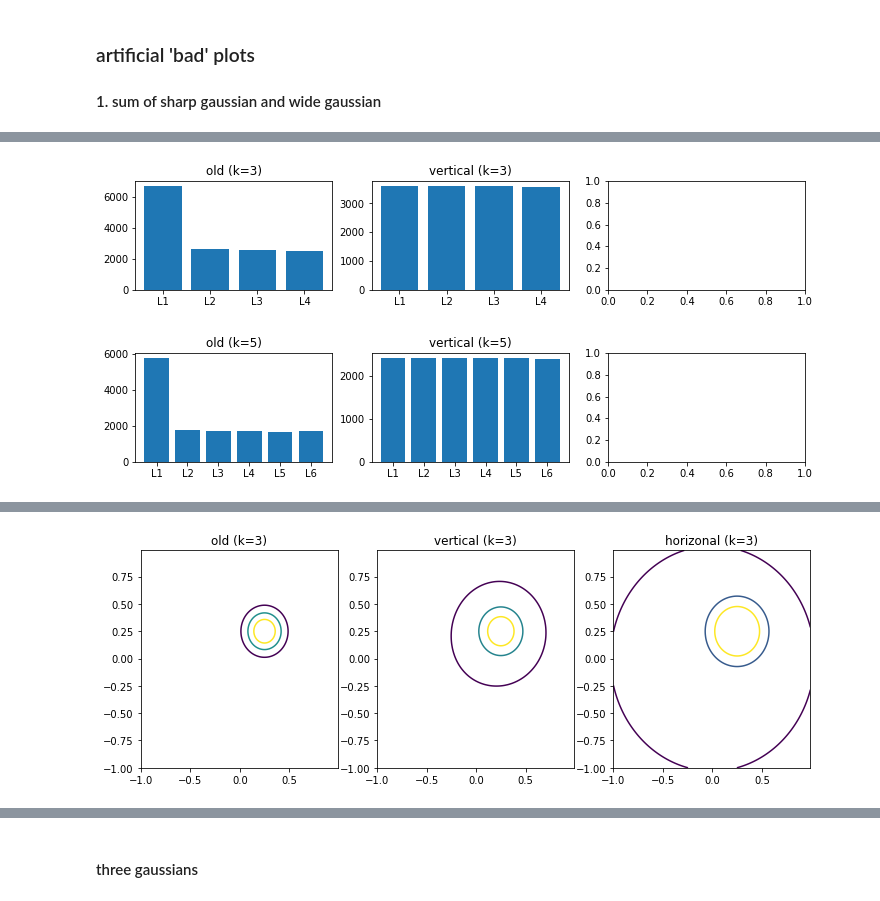
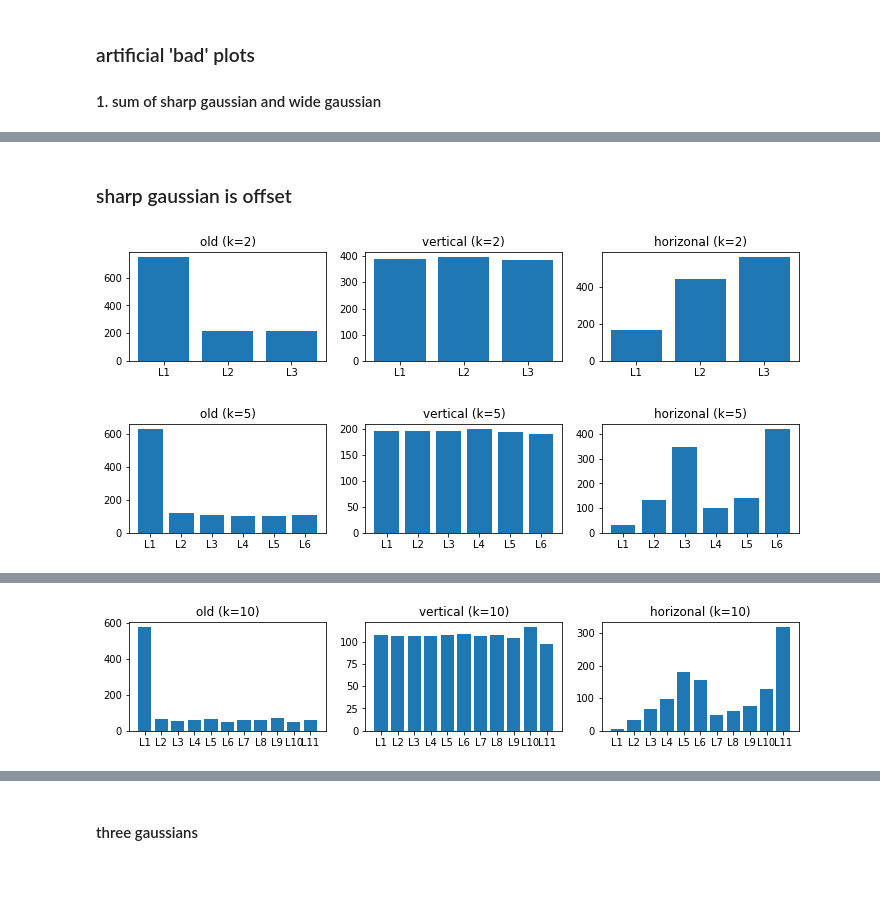
Before and after one commit to nandaloo/iso_value_selection, a Jupyter notebook: proof of concept.ipynb, the cells around one changed output, grey strips where cells are left out. Cells and saved outputs as stored; diff of their text form; code cells hidden in the pictures; blank space fills up the shorter version.

```diff
--- a/proof of concept.ipynb
+++ b/proof of concept.ipynb
@@ -479,0 +217,4 @@ plot_combined(gm3['x'], gm3['y'], gm3['pdf'], k=[2,5,7,10])
+# %%
+gindex =  utils.normalize_to_indexes(low=[-2, -2], high=[2, 2], n=100)
+p1 = examples.support_gaussian_2d(indexes=gindex, sigma=[[1.0, 0], [0, 1]])
+p2 = examples.support_gaussian_2d(indexes=gindex, sigma=[[0.005, 0], [0, 0.005]])
@@ -480,8 +242,8 @@ plot_combined(gm3['x'], gm3['y'], gm3['pdf'], k=[2,5,7,10])
+# %% [markdown]
+### sharp gaussian is offset
 # %%
-gm1 = gaussian_support(sigma=[[1, 0], [0, 1]])
-gm2 = gaussian_support(mu=[0.25,0.25], sigma=[[0.02, 0], [0, 0.02]])
-gm3p = gm1['pdf'] + gm2['pdf']
-plot_combined(gm1['x'], gm1['y'], gm3p, k=[3,5,10])
+p3 = examples.support_gaussian_2d(indexes=gindex, mu=[0.25,0.25], sigma=[[0.02, 0], [0, 0.02]])
+plotting.plot_combined(p1+p3, indexes=gindex, k=[2, 5, 8, 10])
 # %% [output]
-[figure, old version]
+[figure, new version]
-[figure, old version]
+[figure, new version]
@@ -489 +251 @@ plot_combined(gm1['x'], gm1['y'], gm3p, k=[3,5,10])
-[figure, old version]
+[figure, new version]
```
Also changed, not shown: parts of 74 cells of this notebook, 6 other files.
